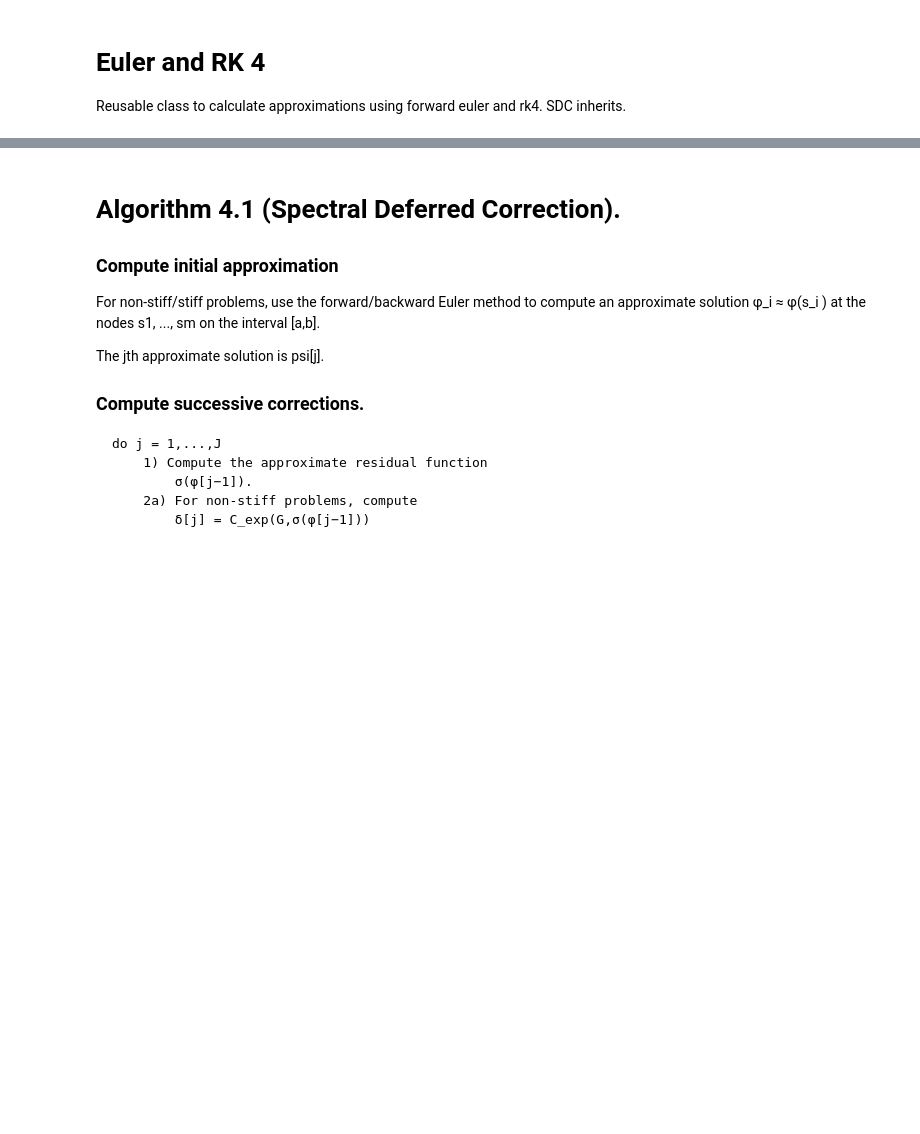
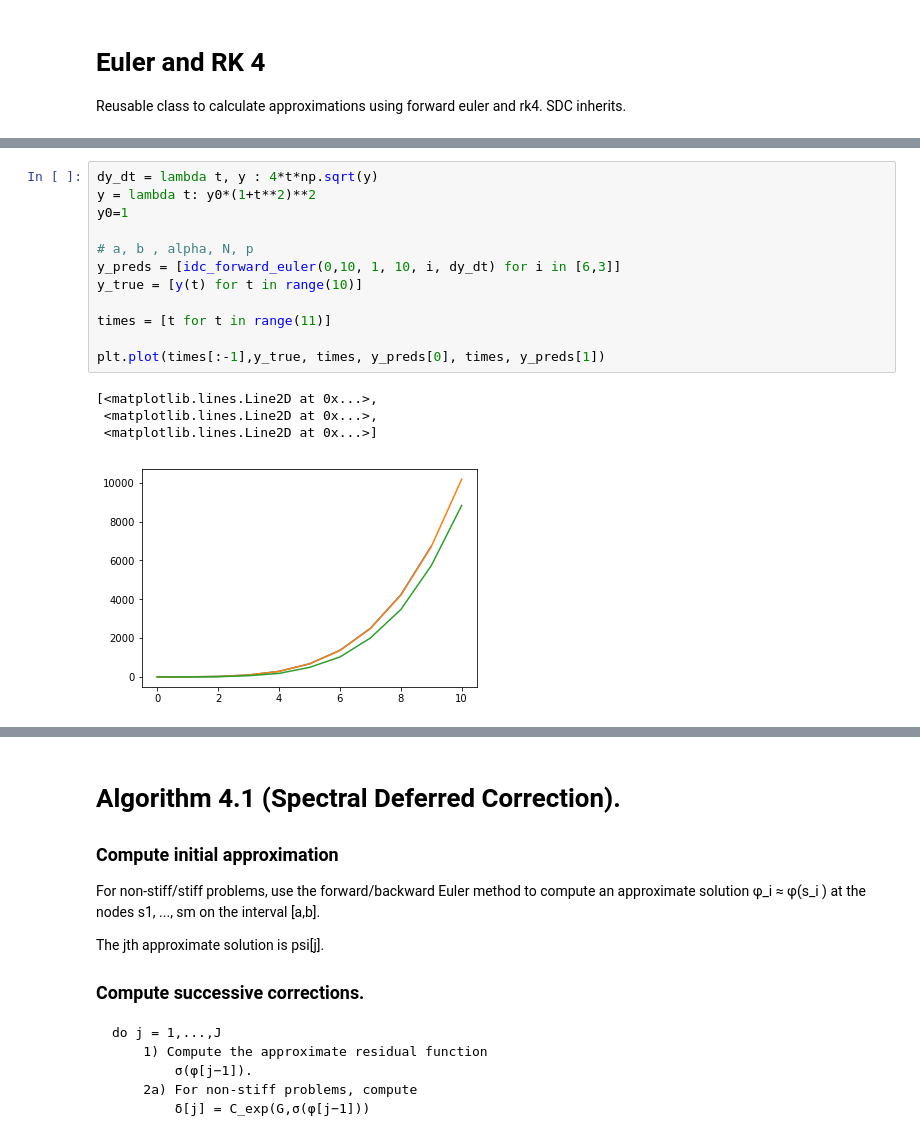
Before and after one commit to turbulencelover/time-integration-solvers, a Jupyter notebook: SolversPY.ipynb, the cells around one changed output, grey strips where cells are left out. Cells and saved outputs as stored; diff of their text form; blank space fills up the shorter version.

```diff
--- a/SolversPY.ipynb
+++ b/SolversPY.ipynb
@@ -54,0 +107,17 @@ y_pred = SchemesPy(v_field=dy_dt,
+# %%
+dy_dt = lambda t, y : 4*t*np.sqrt(y)
+y = lambda t: y0*(1+t**2)**2
+y0=1
+
+# a, b , alpha, N, p
+y_preds = [idc_forward_euler(0,10, 1, 10, i, dy_dt) for i in [6,3]]
+y_true = [y(t) for t in range(10)]
+
+times = [t for t in range(11)]
+
+plt.plot(times[:-1],y_true, times, y_preds[0], times, y_preds[1])
+# %% [output]
+[<matplotlib.lines.Line2D at 0x...>,
+ <matplotlib.lines.Line2D at 0x...>,
+ <matplotlib.lines.Line2D at 0x...>]
+[figure, added]
```
Also changed, not shown: parts of 12 cells of this notebook.
